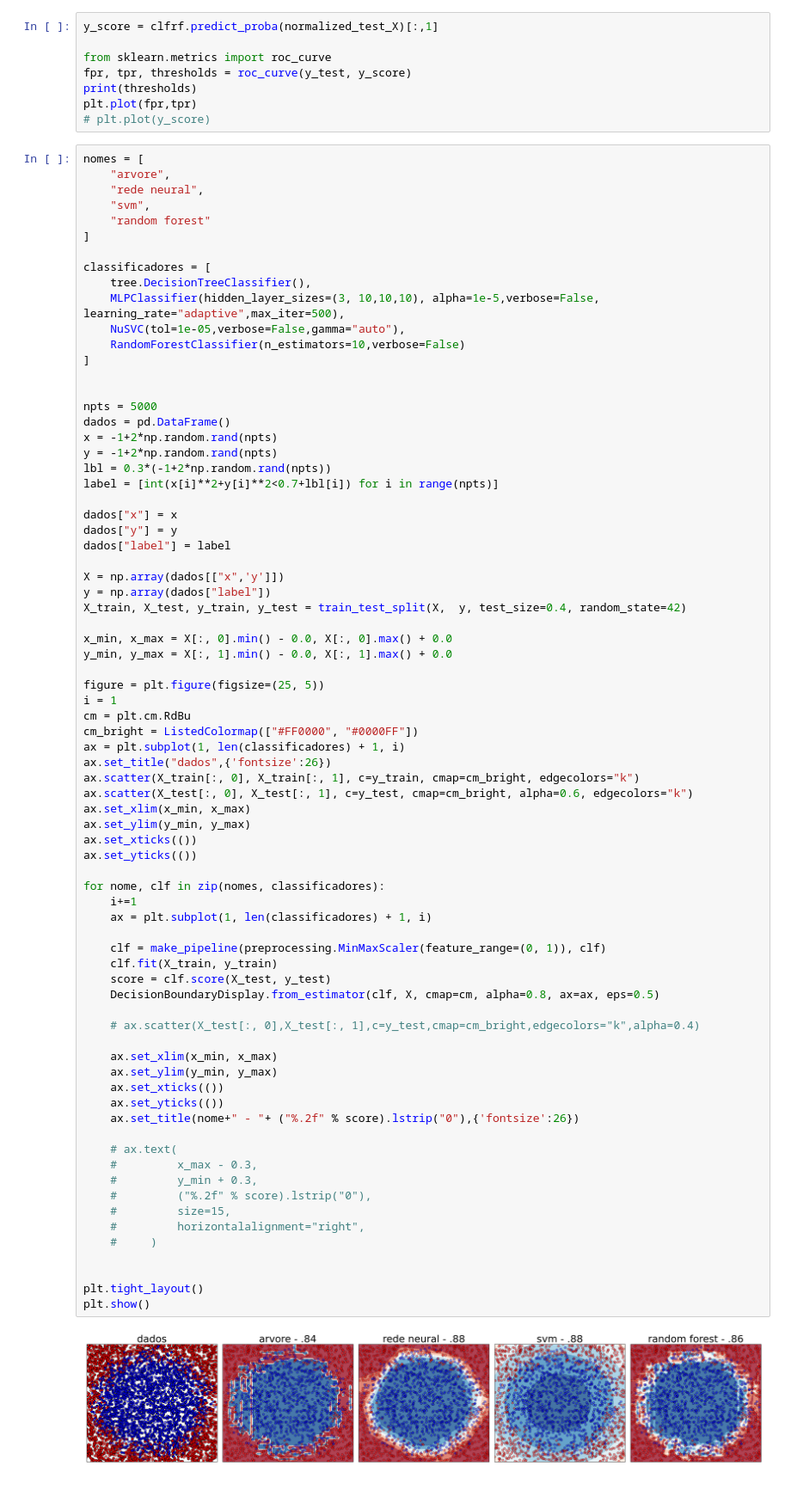
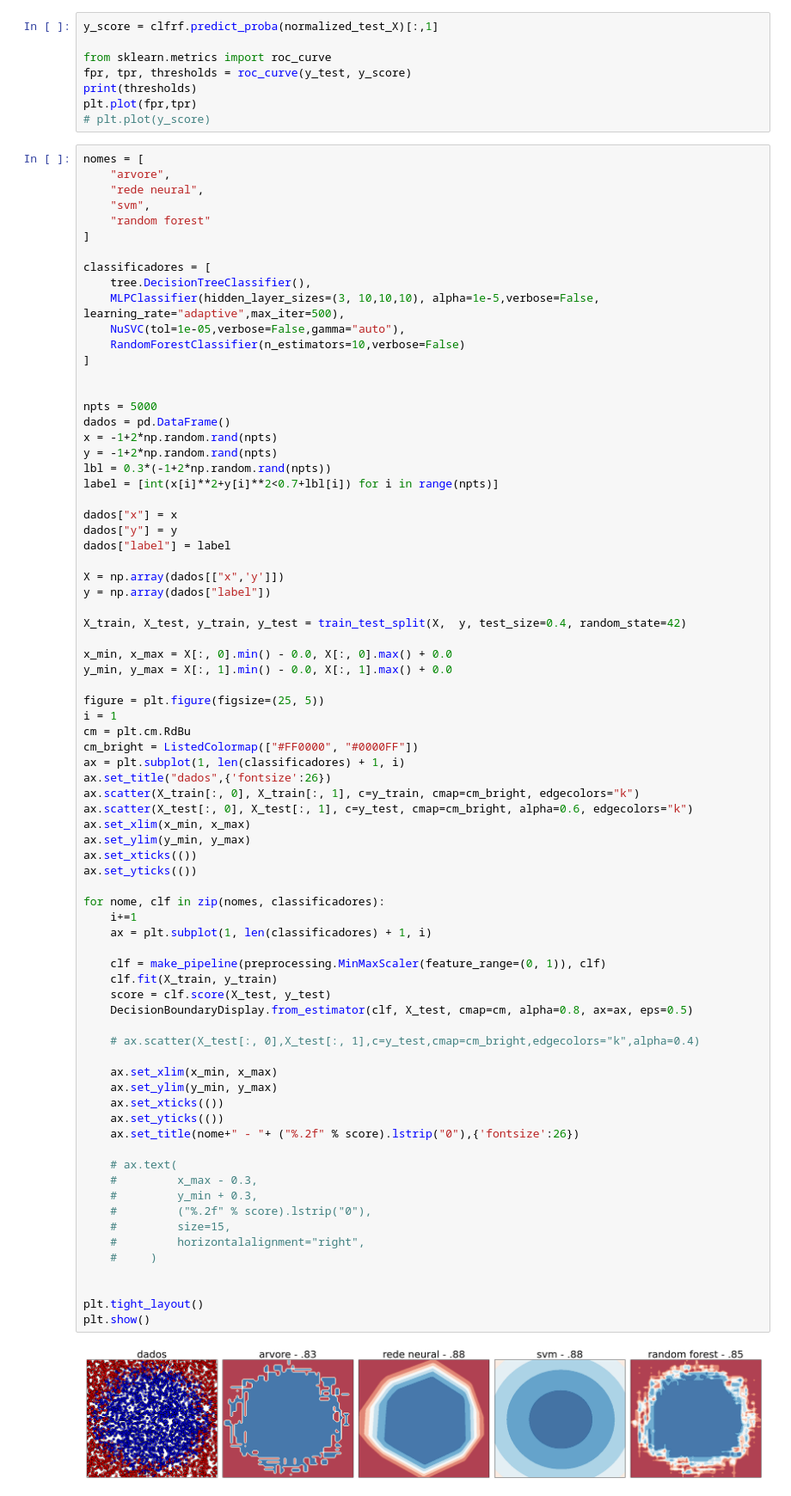
Before and after one commit to 1moi6/machine, a Jupyter notebook: primeiroML.ipynb, the cells around one changed output. Shown at 86% size. Drawn from its saved outputs; the diff is of its cells as text.

```diff
--- a/primeiroML.ipynb
+++ b/primeiroML.ipynb
@@ -164,6 +168,7 @@ dados["label"] = label
 
 X = np.array(dados[["x",'y']])
 y = np.array(dados["label"])
+
 X_train, X_test, y_train, y_test = train_test_split(X,  y, test_size=0.4, random_state=42)
 
 x_min, x_max = X[:, 0].min() - 0.0, X[:, 0].max() + 0.0
@@ -183,32 +188,32 @@ ax.set_xticks(())
 ax.set_yticks(())
 
 for nome, clf in zip(nomes, classificadores):
     i+=1
     ax = plt.subplot(1, len(classificadores) + 1, i)
 
     clf = make_pipeline(preprocessing.MinMaxScaler(feature_range=(0, 1)), clf)
     clf.fit(X_train, y_train)
     score = clf.score(X_test, y_test)
-    DecisionBoundaryDisplay.from_estimator(clf, X, cmap=cm, alpha=0.8, ax=ax, eps=0.5)
+    DecisionBoundaryDisplay.from_estimator(clf, X_test, cmap=cm, alpha=0.8, ax=ax, eps=0.5)
 
     # ax.scatter(X_test[:, 0],X_test[:, 1],c=y_test,cmap=cm_bright,edgecolors="k",alpha=0.4)
 
     ax.set_xlim(x_min, x_max)
     ax.set_ylim(y_min, y_max)
     ax.set_xticks(())
     ax.set_yticks(())
     ax.set_title(nome+" - "+ ("%.2f" % score).lstrip("0"),{'fontsize':26})
 
     # ax.text(
     #         x_max - 0.3,
     #         y_min + 0.3,
     #         ("%.2f" % score).lstrip("0"),
     #         size=15,
     #         horizontalalignment="right",
     #     )
 
 
 plt.tight_layout()
 plt.show()
 # %% [output]
-[figure, old version]
+[figure, new version]
```
Also changed, not shown: parts of 1 cell of this notebook.
